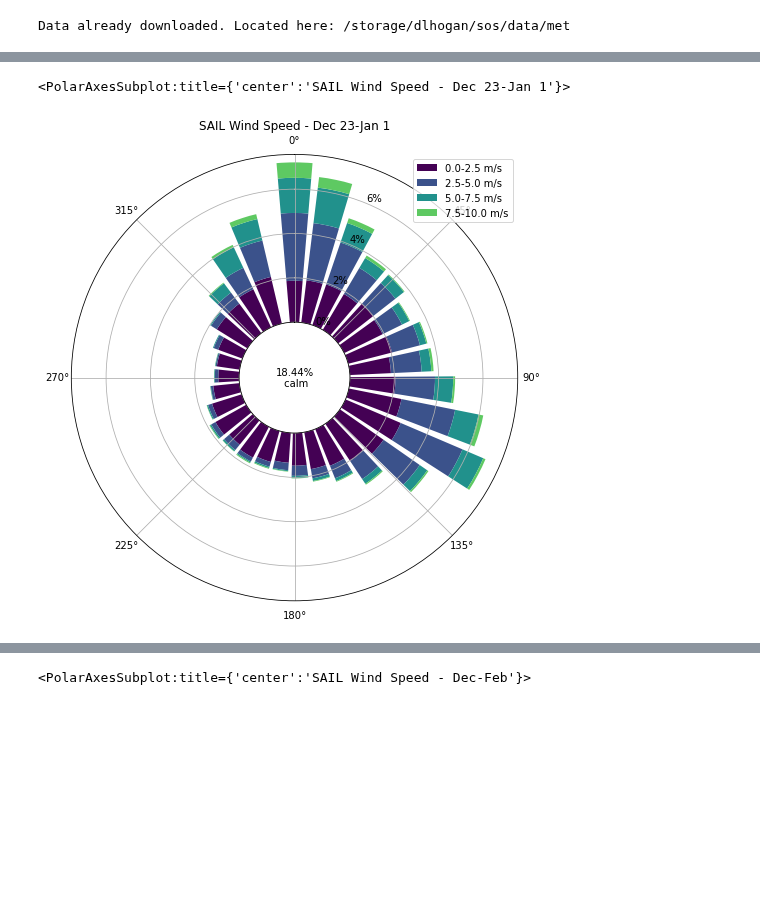
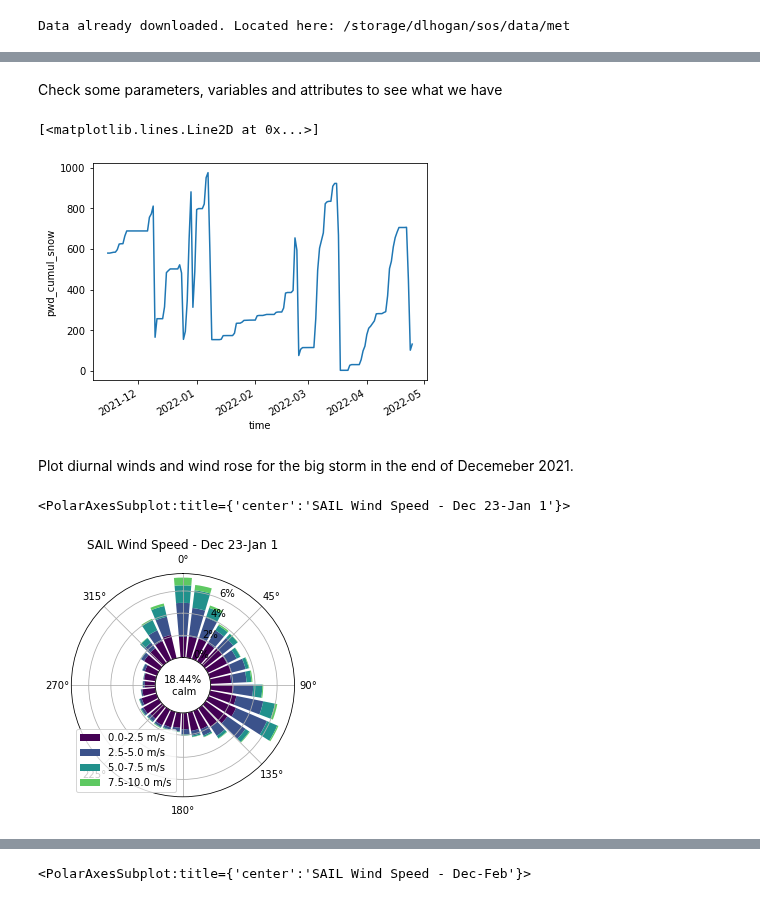
Before and after one commit to dlhogan97/Spring-Precipitation-Effect-CO-River, a Jupyter notebook: notebooks/SAIL_winds.ipynb, the cells around one changed output, grey strips where cells are left out. Saved outputs shown, nothing was run; the diff lists cells and outputs as text; code cells hidden in the pictures; blank space fills up the shorter version.

Commit message:
Created new notebooks to explore winds, turbulence, sky fraction and SPLASH turbulence

```diff
--- a/notebooks/SAIL_winds.ipynb
+++ b/notebooks/SAIL_winds.ipynb
@@ -17,4 +26,4 @@ outpath = '/storage/dlhogan/sos/data'
 # %%
 met ='gucmetM1.b1'
 start = '2021-12-10'
-end = '2022-03-21'
+end = '2022-04-15'
@@ -24,8 +35,8 @@ if not os.path.exists(outpath+'/met'):
     print('Downloading Data...')
     act.discovery.download_data(username, token, met,
                                 start, end, output=outpath+'/met')
-else: print(f'Data already downloaded. Located here: {outpath}/met')
+else:
+    met_ds = act.io.armfiles.read_netcdf(os.path.join(outpath,'met_ds.nc'))
+    print(f'Data already downloaded. Located here: {outpath}/met')
 # %% [output]
 Data already downloaded. Located here: /storage/dlhogan/sos/data/met
-# %%
-met_ds=act.io.armfiles.read_netcdf(os.path.join(outpath,f'met/*'))
@@ -31,0 +65,9 @@ met_ds=act.io.armfiles.read_netcdf(os.path.join(outpath,f'met/*'))
+# %% [markdown]
+Check some parameters, variables and attributes to see what we have
+# %%
+met_ds.where(met_ds.qc_pwd_cumul_snow==0)['pwd_cumul_snow'].resample(time='1D').mean().plot()
+# %% [output]
+[<matplotlib.lines.Line2D at 0x...>]
+[figure, added]
+# %% [markdown]
+Plot diurnal winds and wind rose for the big storm in the end of Decemeber 2021.
@@ -32,9 +76,9 @@ met_ds=act.io.armfiles.read_netcdf(os.path.join(outpath,f'met/*'))
 # %%
-WindDisplay = act.plotting.WindRoseDisplay(met_ds.sel(time=slice('2021-12-23','2022-01-01')), figsize=(8, 10),subplot_shape=(1,))
+WindDisplay = act.plotting.WindRoseDisplay(met_ds.sel(time=slice('2021-12-23','2022-01-01')), figsize=(4, 5),subplot_shape=(1,))
 WindDisplay.plot('wdir_vec_mean', 'wspd_arith_mean',
                  spd_bins=np.linspace(0, 10, 5), num_dirs=30,
                  tick_interval=2, subplot_index=(0,),
                  set_title='SAIL Wind Speed - Dec 23-Jan 1')
 # %% [output]
 <PolarAxesSubplot:title={'center':'SAIL Wind Speed - Dec 23-Jan 1'}>
-[figure, old version]
+[figure, new version]
```
Also changed, not shown: parts of 10 cells of this notebook, 3 other files.
